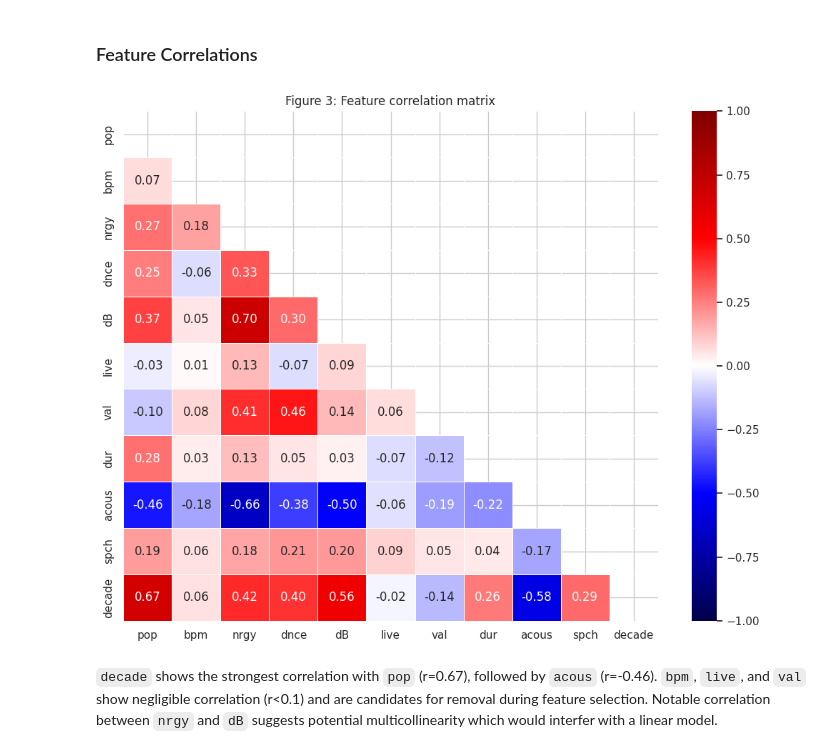
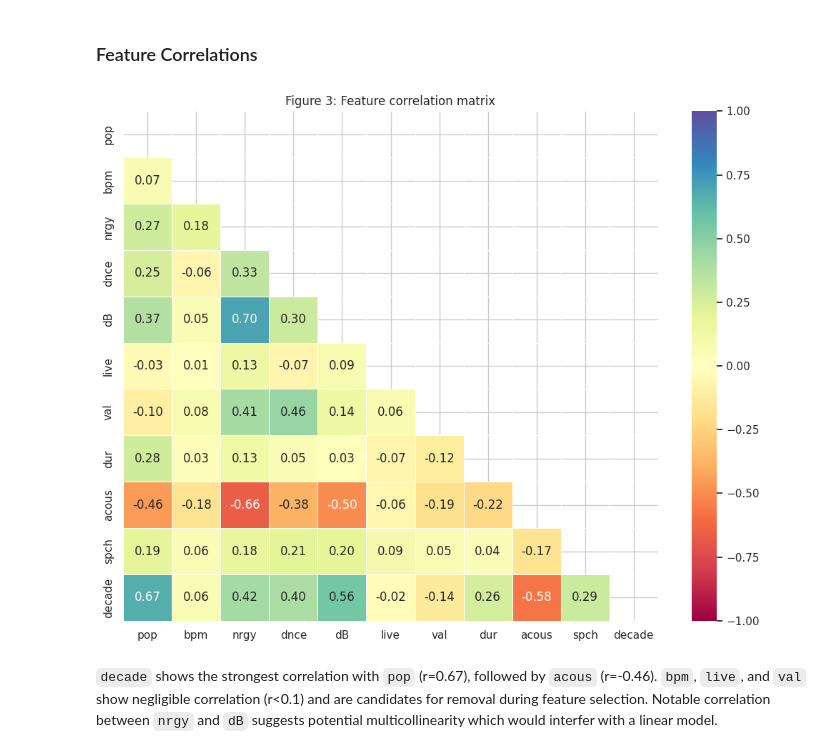
Before and after one commit to r-leeper/scu_spotify_past_decades, a Jupyter notebook: submission_draft.ipynb, the cells around one changed output. Saved outputs shown, nothing was run; the diff lists cells and outputs as text; code cells hidden in the pictures.

```diff
--- a/submission_draft.ipynb
+++ b/submission_draft.ipynb
@@ -185,29 +185,29 @@ Popularity shows a clear upward trend across decades, consistent with Spotify's
 # %%
 ### Correlation heatmap ###
 
 numeric_cols = ["pop", "bpm", "nrgy", "dnce", "dB", "live",
                 "val", "dur", "acous", "spch", "decade"]
 
 # Make correlation matrix
 corr_matrix = combined_df[numeric_cols].corr()
 
 fig, ax = plt.subplots(figsize=FIGSIZE_SINGLE)
 mask = np.triu(np.ones_like(corr_matrix, dtype=bool))  # hide upper triangle
 
 # Plot heatmap
 sns.heatmap(
     corr_matrix, mask=mask,
     annot=True, fmt=".2f",
-    cmap="seismic", center=0,
+    cmap="Spectral", center=0,
     vmin=-1, vmax=1,
     linewidths=0.5,
     ax=ax
 )
 ax.set_title("Figure 3: Feature correlation matrix")
 plt.tight_layout()
 plt.show()
 # %% [output]
-[figure, old version]
+[figure, new version]
 # %% [markdown]
 `decade` shows the strongest correlation with `pop` (r=0.67), followed by `acous` (r=-0.46). `bpm`, `live`, and `val` show negligible correlation (r<0.1) and are candidates for removal during feature selection. Notable correlation between `nrgy` and `dB` suggests potential multicollinearity which would interfer with a linear model.
 # %% [markdown]
```
Also changed, not shown: parts of 6 cells of this notebook.
